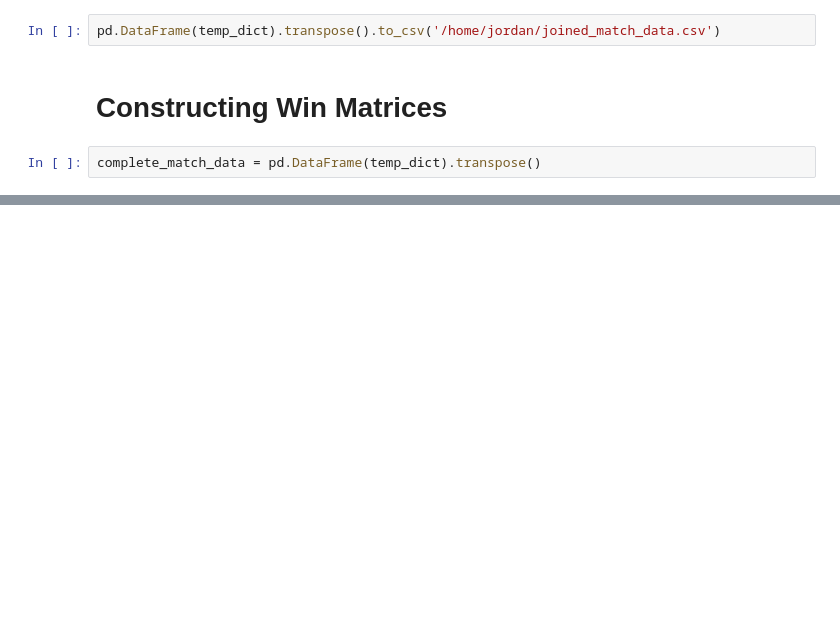
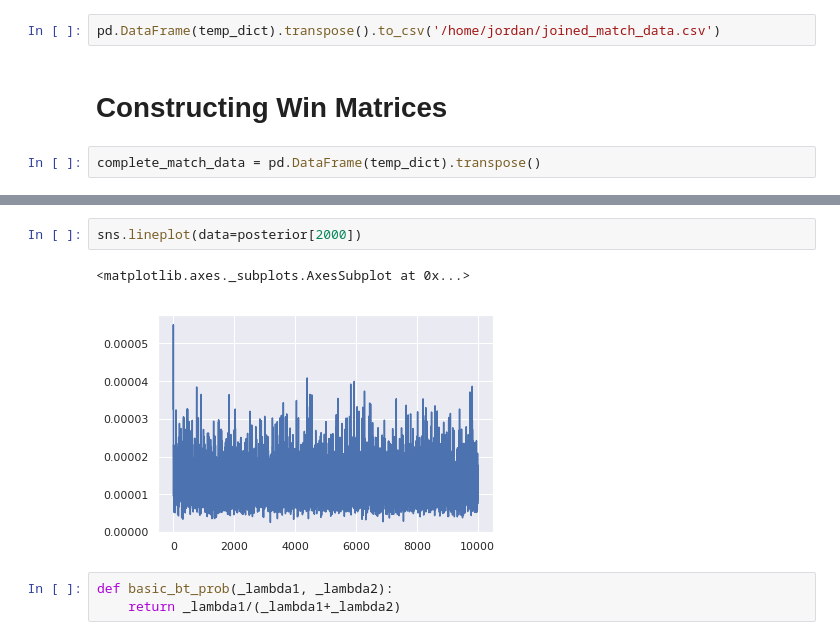
Before and after one commit to odderaser/msu-writing-project, a Jupyter notebook: notebooks/Cleaning SaltyBet Character and Image Data.ipynb, the cells around one changed output, grey strips where cells are left out. Cells and saved outputs as stored; diff of their text form; blank space fills up the shorter version.

```diff
--- a/notebooks/Cleaning SaltyBet Match Data.ipynb
+++ b/notebooks/Cleaning SaltyBet Character and Image Data.ipynb
@@ -405,0 +530,8 @@ np.savetxt("/home/jordan/width_advantage_loss_matrix.csv", width_advantage_loss_
+# %%
+sns.lineplot(data=posterior[2000])
+# %% [output]
+<matplotlib.axes._subplots.AxesSubplot at 0x...>
+[figure, added]
+# %%
+def basic_bt_prob(_lambda1, _lambda2):
+    return _lambda1/(_lambda1+_lambda2)
```
Also changed, not shown: parts of 51 cells of this notebook, 9 other files.
